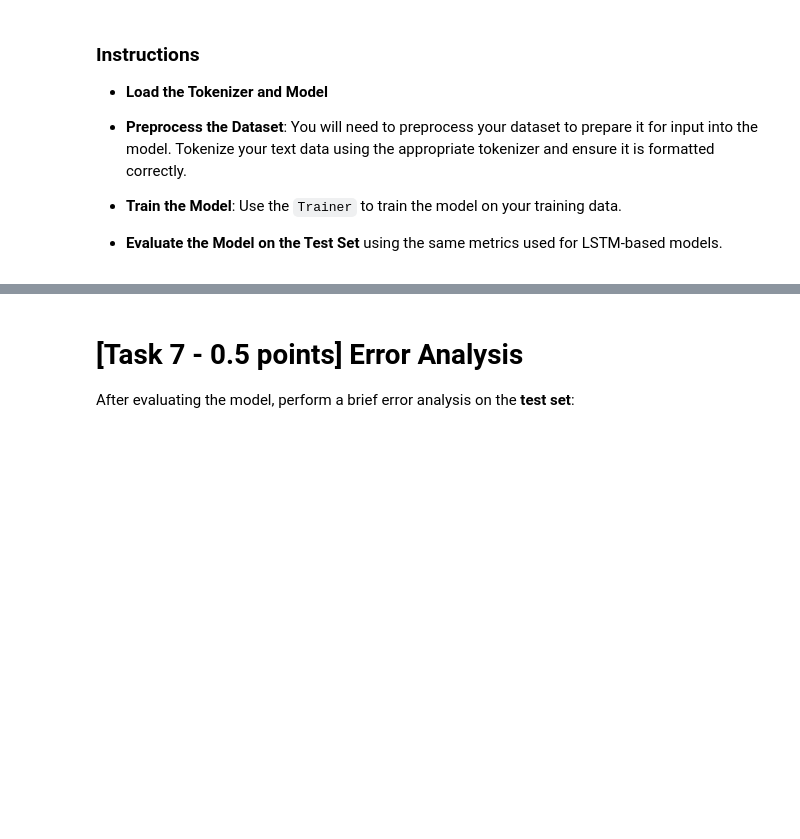
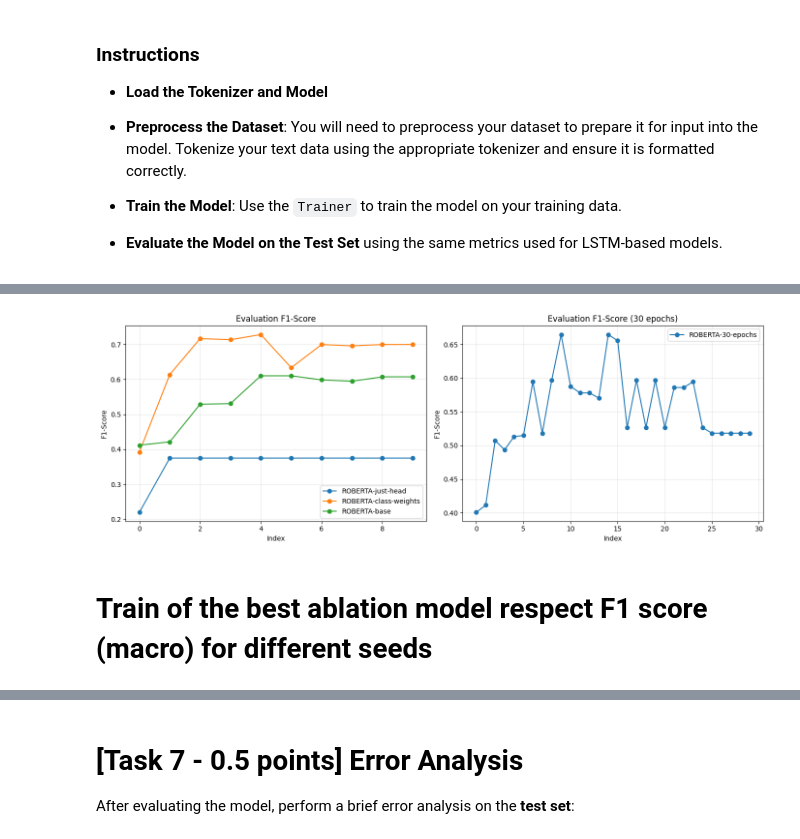
Before and after one commit to mpreda01/nlp-assignments, a Jupyter notebook: assignment1.ipynb, the cells around one changed output, grey strips where cells are left out. Cells and saved outputs as stored; diff of their text form; code cells hidden in the pictures; blank space fills up the shorter version.

```diff
--- a/assignment1.ipynb
+++ b/assignment1.ipynb
@@ -203,0 +1640,33 @@ In this section, you will use a transformer model specifically trained for hate
+# %%
+eval_f1 = pd.read_csv("eval_f1.csv", sep=";").dropna(axis=0)
+eval_f1_30e = pd.read_csv("30e_eval_f1.csv", sep=";").dropna(axis=0)
+# %%
+# Drop only NaN cells (individual values)
+eval_f1_clean = eval_f1.dropna(axis=0)
+eval_f1_30e_clean = eval_f1_30e.dropna(axis=0)
+
+# Create figure with 2 subplots
+fig, axes = plt.subplots(1, 2, figsize=(14, 5))
+
+# Plot eval_f1
+eval_f1_clean.plot(ax=axes[0], marker="o")
+axes[0].set_title("Evaluation F1-Score")
+axes[0].set_xlabel("Index")
+axes[0].set_ylabel("F1-Score")
+axes[0].legend()
+axes[0].grid(True, alpha=0.3)
+
+# Plot eval_f1_30e
+eval_f1_30e_clean.plot(ax=axes[1], marker="o")
+axes[1].set_title("Evaluation F1-Score (30 epochs)")
+axes[1].set_xlabel("Index")
+axes[1].set_ylabel("F1-Score")
+axes[1].legend()
+axes[1].grid(True, alpha=0.3)
+
+plt.tight_layout()
+plt.show()
+# %% [output]
+[figure, added]
+# %% [markdown]
+# Train of the best ablation model respect F1 score (macro) for different seeds
```
Also changed, not shown: parts of 63 cells of this notebook.
